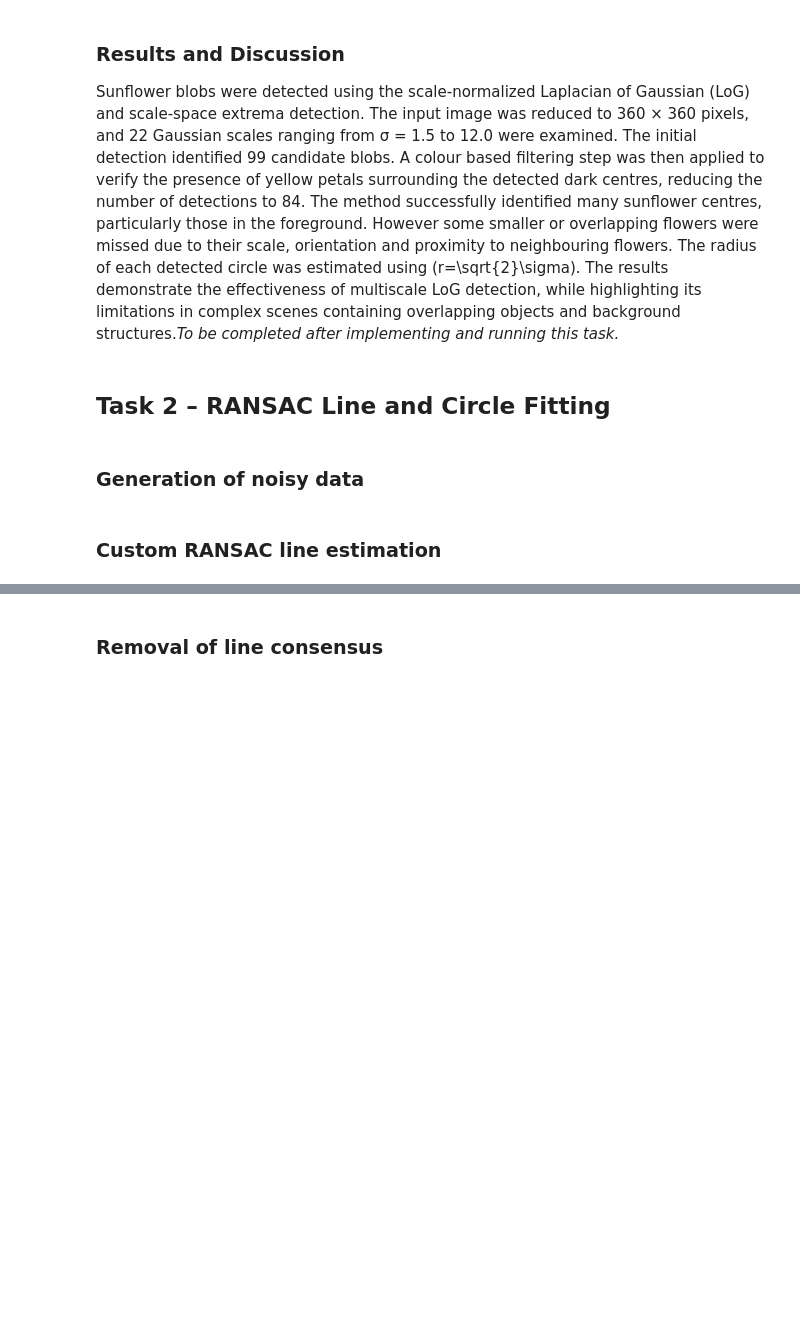
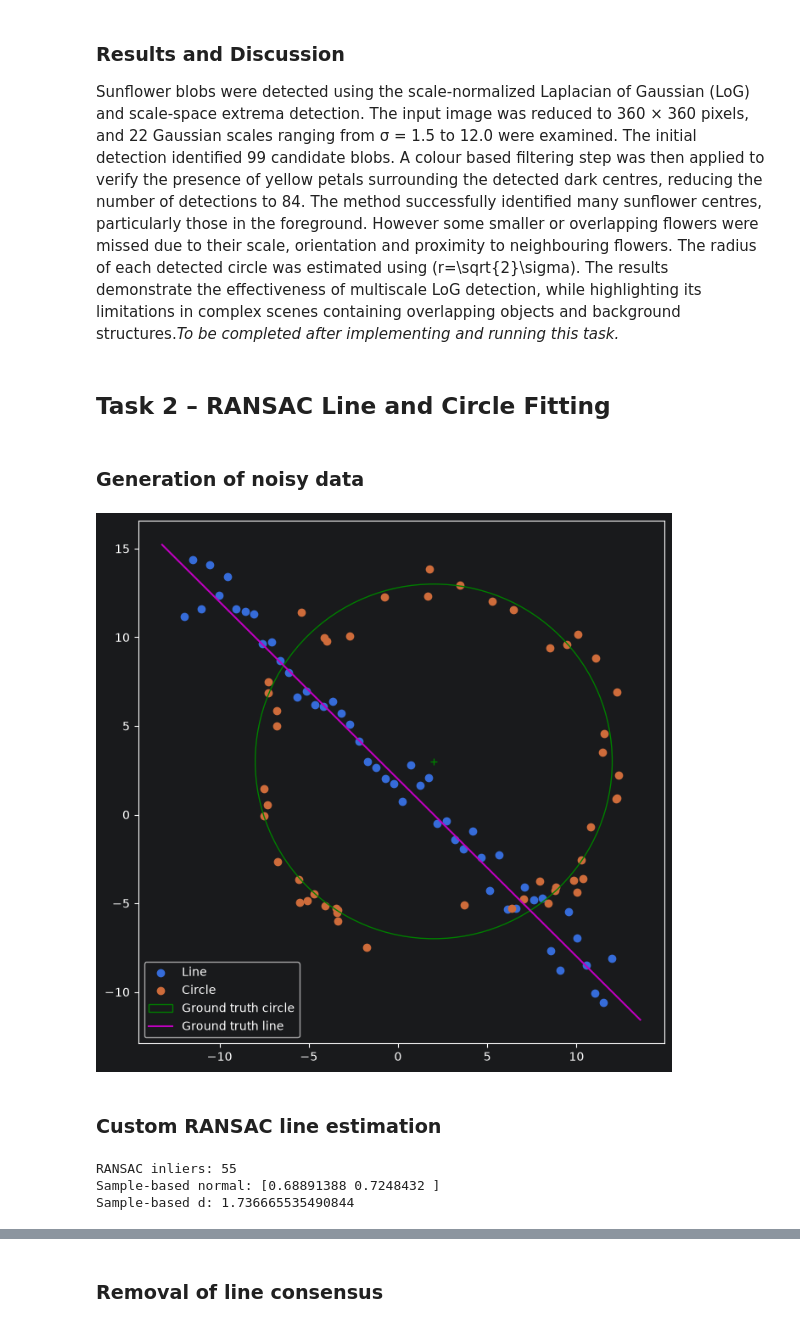
Before and after one commit to indeepa-05/EN3160-Image-Processing, a Jupyter notebook: Assignment2/EN3160_Assignment_02.ipynb, the cells around one changed output, grey strips where cells are left out. Cells and saved outputs as stored; diff of their text form; code cells hidden in the pictures; blank space fills up the shorter version.

```diff
--- a/Assignment2/EN3160_Assignment_02.ipynb
+++ b/Assignment2/EN3160_Assignment_02.ipynb
@@ -159,5 +159,80 @@ Sunflower blobs were detected using the scale-normalized Laplacian of Gaussian (
 ## Task 2 – RANSAC Line and Circle Fitting
 # %% [markdown]
 ### Generation of noisy data
+# %%
+# Generation of a Noisy Point Set Conforming to a Line and a Circle
+import numpy as np
+from scipy.optimize import minimize
+from scipy import linalg
+import matplotlib.pyplot as plt
+# np.random.seed(0)
+N = 100
+half_n = N // 2
+r = 10
+x0_gt, y0_gt = 2, 3  # Center
+s = r / 16
+t = np.random.uniform(0, 2 * np.pi, half_n)
+n = s * np.random.randn(half_n)
+x, y = x0_gt + (r + n) * np.cos(t), y0_gt + (r + n) * np.sin(t)
+X_circ = np.hstack((x.reshape(half_n, 1), y.reshape(half_n, 1)))
+s = 1.
+m, b = -1, 2
+x = np.linspace(-12, 12, half_n)
+y = m * x + b + s * np.random.randn(half_n)
+X_line = np.hstack((x.reshape(half_n, 1), y.reshape(half_n, 1)))
+X = np.vstack((X_circ, X_line))  # All points
+fig, ax = plt.subplots(1, 1, figsize=(8, 8))
+ax.scatter(X_line[:, 0], X_line[:, 1], label='Line')
+ax.scatter(X_circ[:, 0], X_circ[:, 1], label='Circle')
+circle_gt = plt.Circle((x0_gt, y0_gt), r,color='g', fill=False,label='Ground truth circle')
+ax.add_patch(circle_gt)
+ax.plot((x0_gt), (y0_gt), '+', color='g')
+x_min, x_max = ax.get_xlim()
+x_ = np.array([x_min, x_max])
+y_ = m * x_ + b
+plt.plot(x_, y_, color='m', label='Ground truth line')
+plt.legend()
+plt.show()
+# %% [output]
+[figure, added]
 # %% [markdown]
 ### Custom RANSAC line estimation
+# %%
+# Question 2(a) - RANSAC Line Estimation
+np.random.seed(42)
+threshold = 1.5
+min_inliers = 35
+iterations = 500
+best_count = 0
+for _ in range(iterations):
+    # Randomly select two points
+    indices = np.random.choice(len(X), 2, replace=False)
+    p1, p2 = X[indices]
+    # Calculate the unit normal vector
+    dx, dy = p2 - p1
+    length = np.hypot(dx, dy)
+    if length == 0:
+        continue
+    a, b = -dy / length, dx / length
+    d = a * p1[0] + b * p1[1]
+    # Calculate perpendicular distances
+    errors = np.abs(a * X[:, 0] + b * X[:, 1] - d)
+    # Determine inliers
+    inliers = errors < threshold
+    count = np.sum(inliers)
+    # Keep the model with the largest consensus
+    if count >= min_inliers and count > best_count:
+        best_count = count
+        line_inliers = inliers.copy()
+        line_sample = indices.copy()
+        line_normal_sample = np.array([a, b])
+        line_d_sample = d
+if best_count == 0:
+    raise RuntimeError("RANSAC could not find a valid line.")
+print("RANSAC inliers:", best_count)
+print("Sample-based normal:", line_normal_sample)
+print("Sample-based d:", line_d_sample)
+# %% [output]
+RANSAC inliers: 55
+Sample-based normal: [0.68891388 0.7248432 ]
+Sample-based d: 1.736665535490844
```
Also changed, not shown: parts of 10 cells of this notebook.
